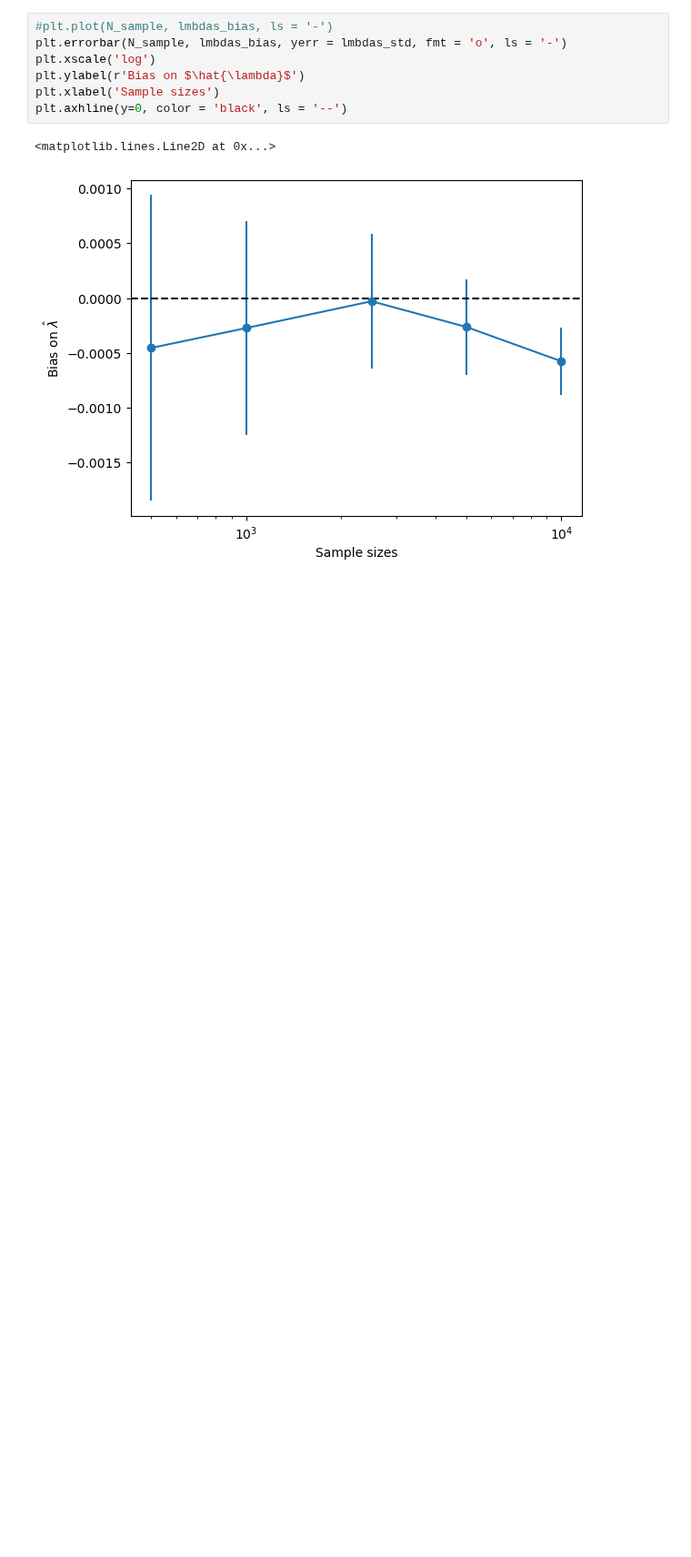
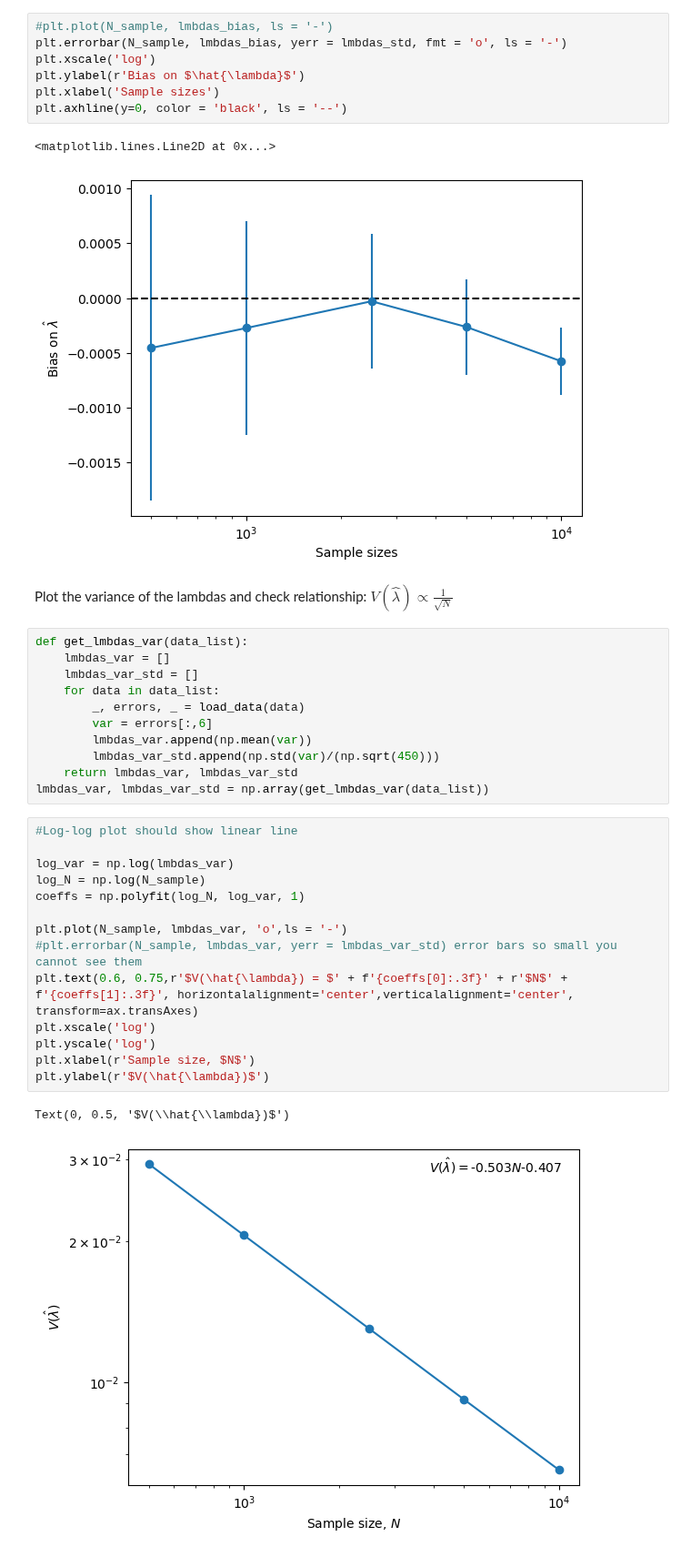
Before and after one commit to elizabethsztan/DIS_S1, a Jupyter notebook: s1_coursework.ipynb, the cells around one changed output. Shown at 91% size. Cells and saved outputs as stored; diff of their text form; blank space fills up the shorter version.

Commit message:
Added lambda bias and variance plots

```diff
--- a/s1_coursework.ipynb
+++ b/s1_coursework.ipynb
@@ -740,3 +734,33 @@ plt.axhline(y=0, color = 'black', ls = '--')
 # %% [output]
 <matplotlib.lines.Line2D at 0x...>
 [figure]
+# %% [markdown]
+Plot the variance of the lambdas and check relationship: $V(\hat{\lambda}) \propto \frac{1}{\sqrt{N}}$
+# %%
+def get_lmbdas_var(data_list):
+    lmbdas_var = []
+    lmbdas_var_std = []
+    for data in data_list:
+        _, errors, _ = load_data(data)
+        var = errors[:,6]
+        lmbdas_var.append(np.mean(var))
+        lmbdas_var_std.append(np.std(var)/(np.sqrt(450)))
+    return lmbdas_var, lmbdas_var_std
+lmbdas_var, lmbdas_var_std = np.array(get_lmbdas_var(data_list))
+# %%
+#Log-log plot should show linear line
+
+log_var = np.log(lmbdas_var)
+log_N = np.log(N_sample)
+coeffs = np.polyfit(log_N, log_var, 1)
+
+plt.plot(N_sample, lmbdas_var, 'o',ls = '-')
+#plt.errorbar(N_sample, lmbdas_var, yerr = lmbdas_var_std) error bars so small you cannot see them
+plt.text(0.6, 0.75,r'$V(\hat{\lambda}) = $' + f'{coeffs[0]:.3f}' + r'$N$' + f'{coeffs[1]:.3f}', horizontalalignment='center',verticalalignment='center', transform=ax.transAxes)
+plt.xscale('log')
+plt.yscale('log')
+plt.xlabel(r'Sample size, $N$')
+plt.ylabel(r'$V(\hat{\lambda})$')
+# %% [output]
+Text(0, 0.5, '$V(\\hat{\\lambda})$')
+[figure, added]
```
Also changed, not shown: parts of 3 cells of this notebook.
